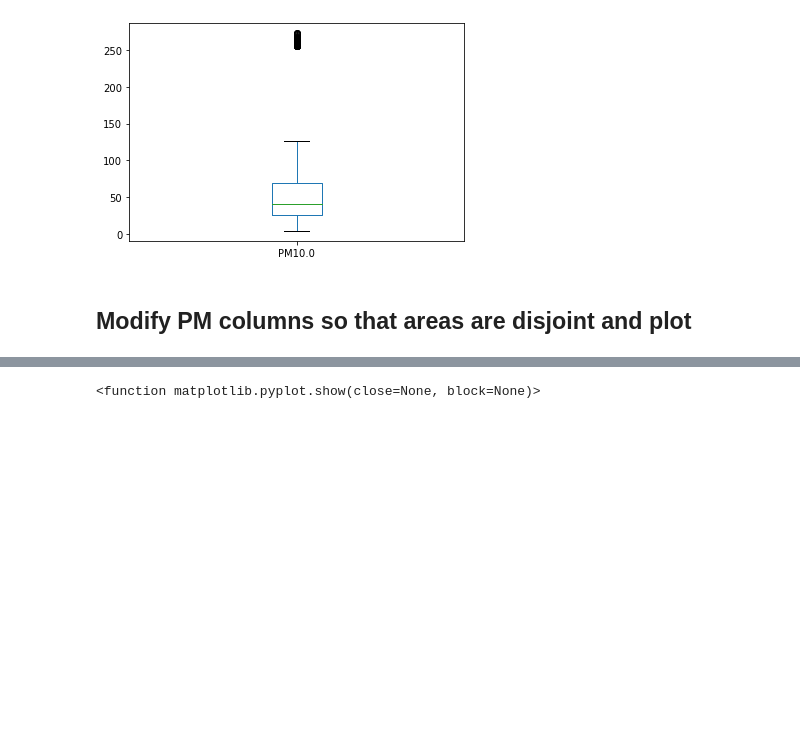
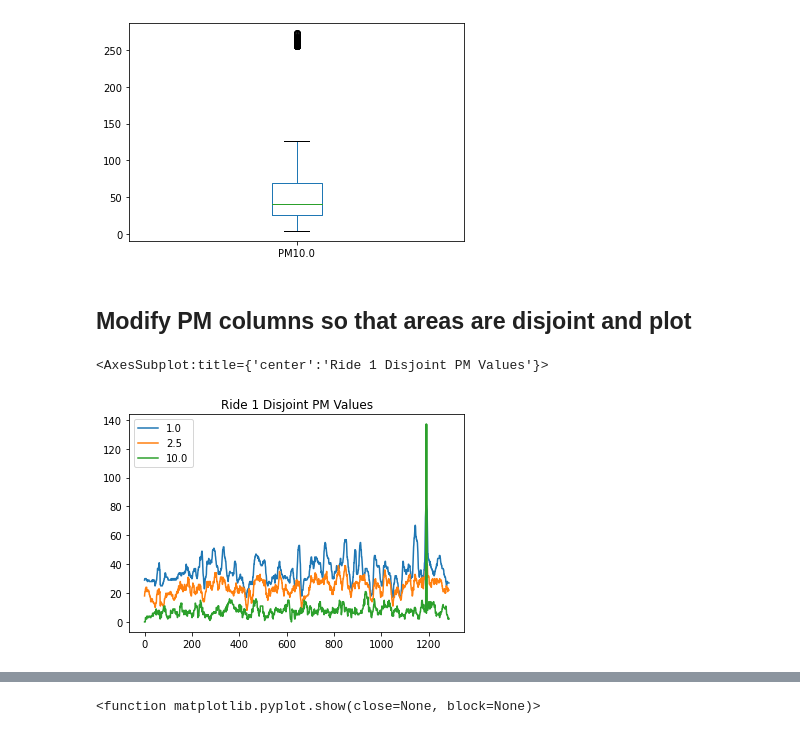
Before and after one commit to malte-b/musical_env_bike, a Jupyter notebook: plots/data_insights.ipynb, the cells around one changed output, grey strips where cells are left out. Cells and saved outputs as stored; diff of their text form; code cells hidden in the pictures; blank space fills up the shorter version.

```diff
--- a/plots/data_insights.ipynb
+++ b/plots/data_insights.ipynb
@@ -156,6 +156,11 @@ for df in dataframes:
     df['1.0'] = df['PM1.0']
     df['2.5'] = df['PM2.5'] - df['PM1.0']
     df['10.0'] = df['PM10.0'] - df['PM2.5']
+# %%
+df_ride_1.plot(kind = 'line', y = ['1.0', '2.5', '10.0'], title = 'Ride 1 Disjoint PM Values')
+# %% [output]
+<AxesSubplot:title={'center':'Ride 1 Disjoint PM Values'}>
+[figure, added]
 # %%
 """
 # safe tables with new disjoint columns
```
Also changed, not shown: parts of 7 cells of this notebook, 3 other files.
